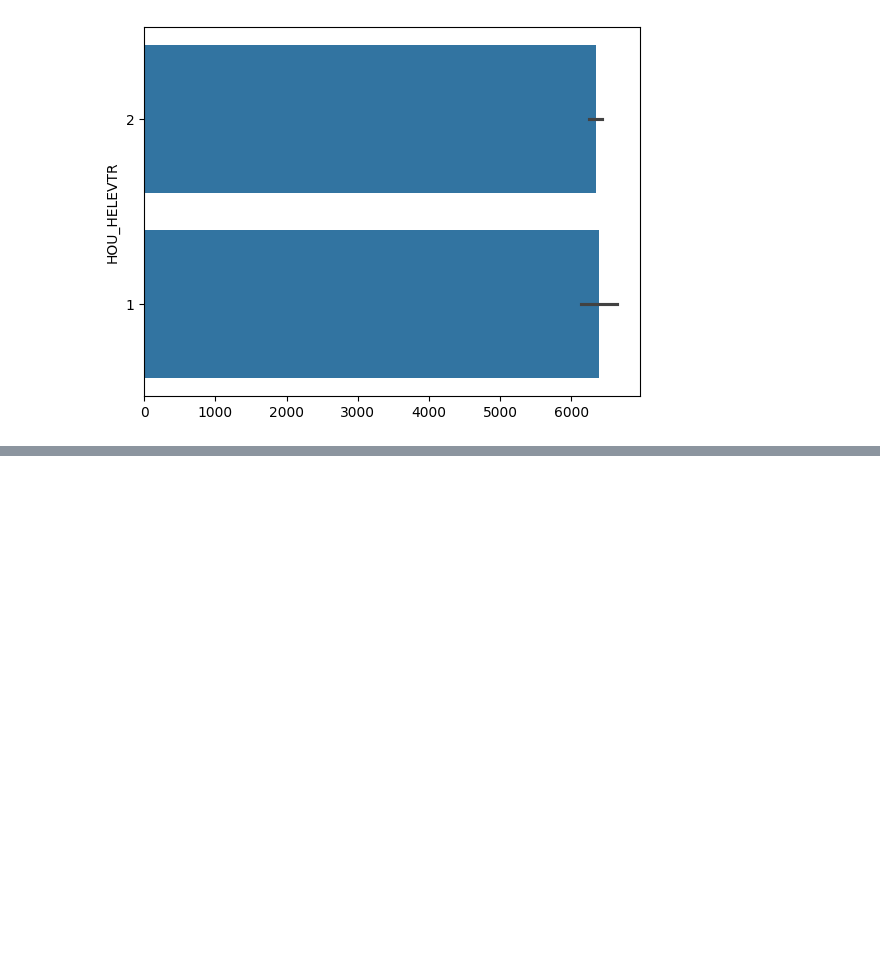
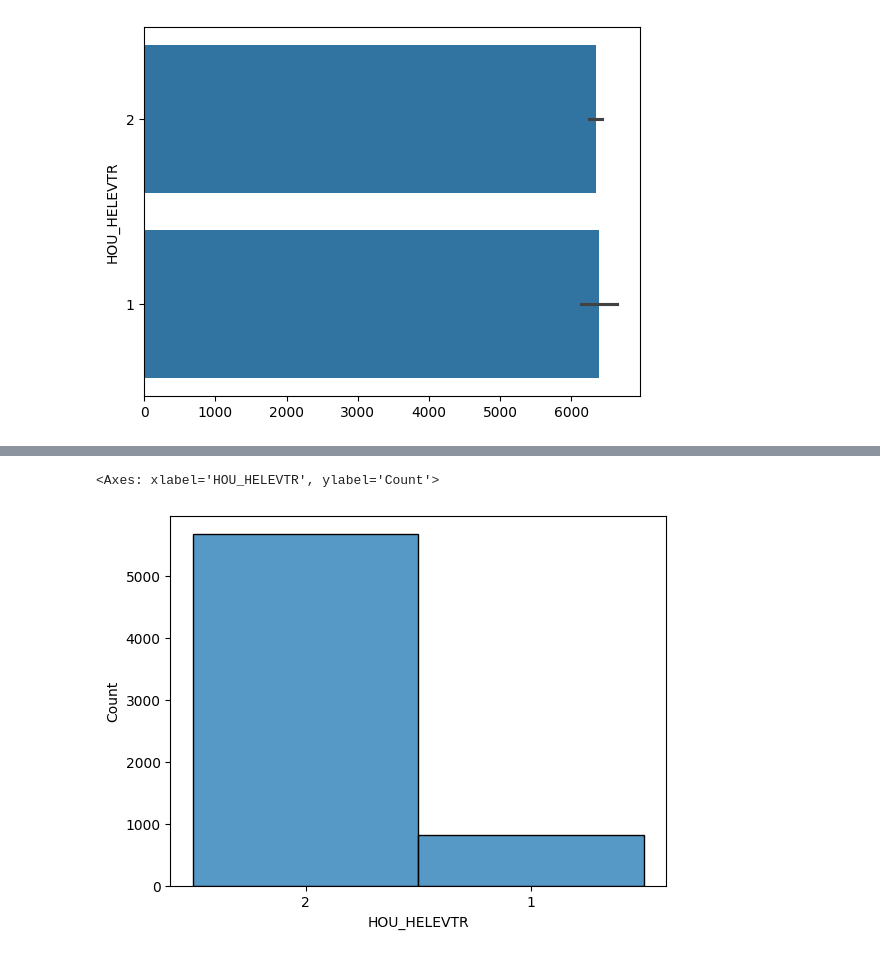
Before and after one commit to gkbrasselle/visualization, a Jupyter notebook: assignment/assignment.ipynb, the cells around one changed output, grey strips where cells are left out. Saved outputs shown, nothing was run; the diff lists cells and outputs as text; code cells hidden in the pictures; blank space fills up the shorter version.

```diff
--- a/assignment/assignment.ipynb
+++ b/assignment/assignment.ipynb
@@ -360,0 +383,5 @@ sns.barplot(df['HOU_HELEVTR'])
+# %%
+sns.histplot(df['HOU_HELEVTR'])
+# %% [output]
+<Axes: xlabel='HOU_HELEVTR', ylabel='Count'>
+[figure, added]
```
Also changed, not shown: parts of 10 cells of this notebook.
